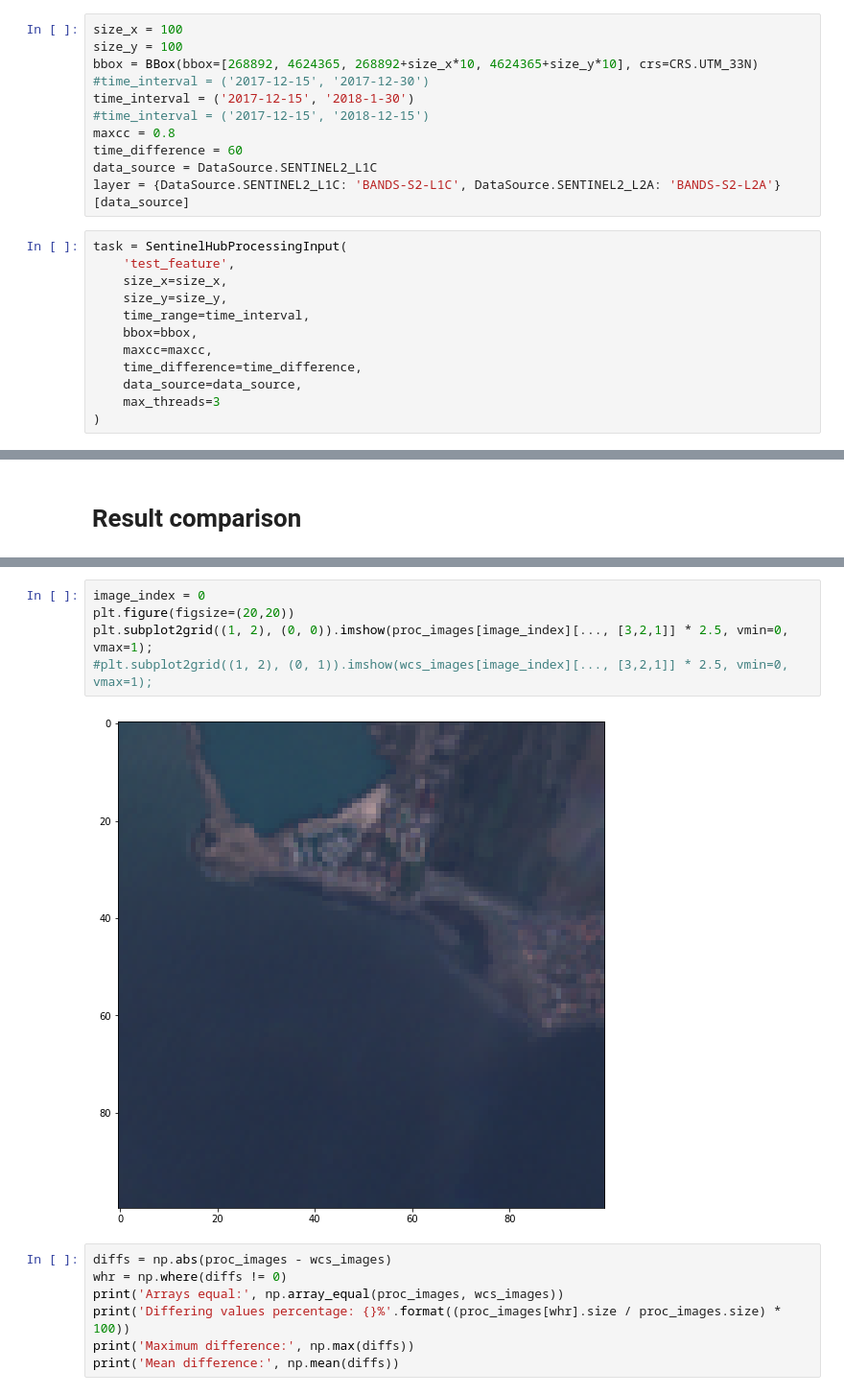
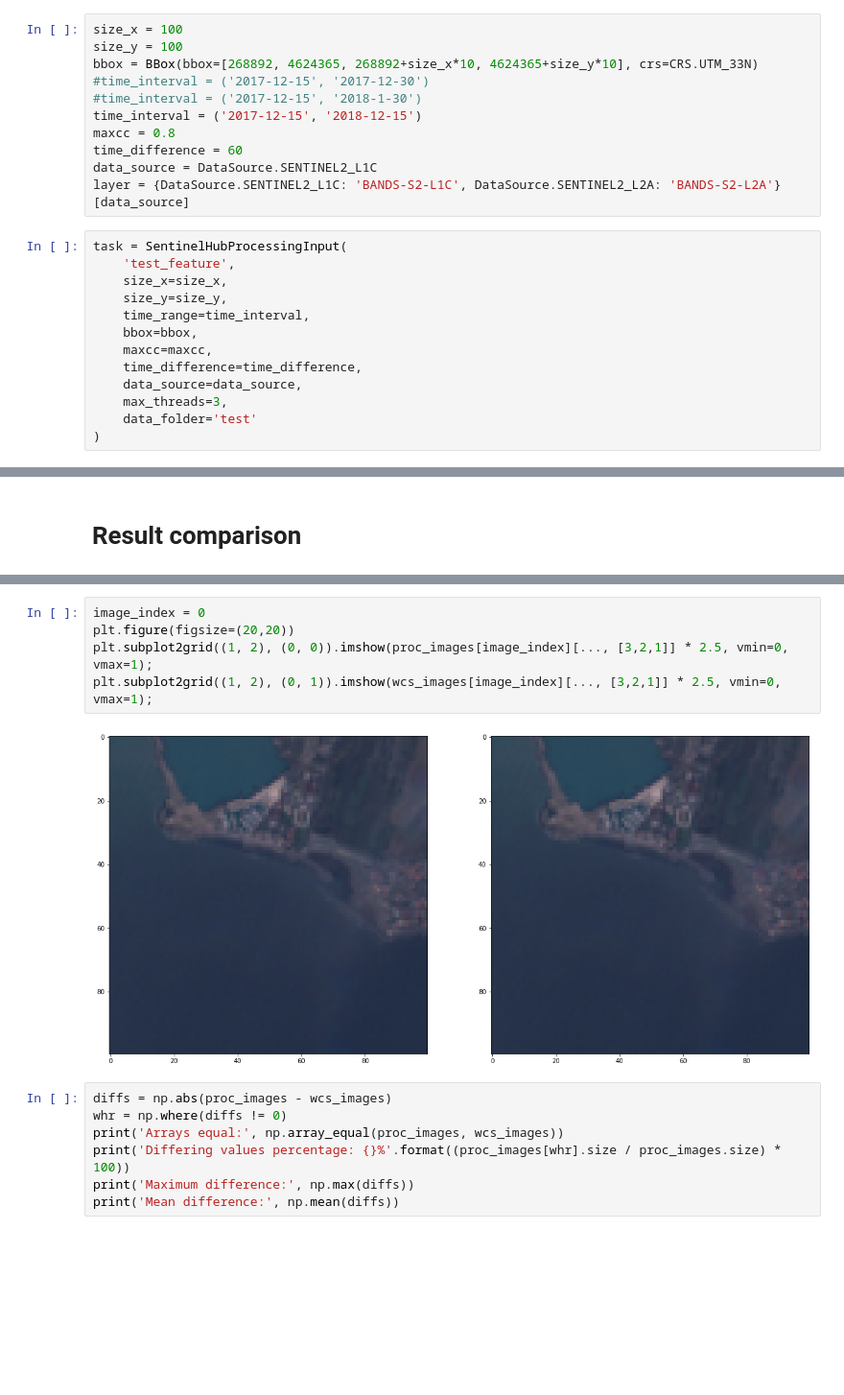
Before and after one commit to sentinel-hub/eo-learn, a Jupyter notebook: examples/io/ProcessingIO.ipynb, the cells around one changed output, grey strips where cells are left out. Shown at 96% size. Cells and saved outputs as stored; diff of their text form; blank space fills up the shorter version.

```diff
--- a/examples/io/ProcessingIO.ipynb
+++ b/examples/io/ProcessingIO.ipynb
@@ -25,8 +25,8 @@ size_x = 100
 size_y = 100
 bbox = BBox(bbox=[268892, 4624365, 268892+size_x*10, 4624365+size_y*10], crs=CRS.UTM_33N)
 #time_interval = ('2017-12-15', '2017-12-30')
-time_interval = ('2017-12-15', '2018-1-30')
-#time_interval = ('2017-12-15', '2018-12-15')
+#time_interval = ('2017-12-15', '2018-1-30')
+time_interval = ('2017-12-15', '2018-12-15')
 maxcc = 0.8
 time_difference = 60
 data_source = DataSource.SENTINEL2_L1C
@@ -41,7 +41,8 @@ task = SentinelHubProcessingInput(
     maxcc=maxcc,
     time_difference=time_difference,
     data_source=data_source,
-    max_threads=3
+    max_threads=3,
+    data_folder='test'
 )
 # %%
 %%time
@@ -98,10 +86,10 @@ PROCESSING shape...: (10, 100, 100, 13)
 # %%
 image_index = 0
 plt.figure(figsize=(20,20))
 plt.subplot2grid((1, 2), (0, 0)).imshow(proc_images[image_index][..., [3,2,1]] * 2.5, vmin=0, vmax=1);
-#plt.subplot2grid((1, 2), (0, 1)).imshow(wcs_images[image_index][..., [3,2,1]] * 2.5, vmin=0, vmax=1);
+plt.subplot2grid((1, 2), (0, 1)).imshow(wcs_images[image_index][..., [3,2,1]] * 2.5, vmin=0, vmax=1);
 # %% [output]
-[figure, old version]
+[figure, new version]
 # %%
 diffs = np.abs(proc_images - wcs_images)
 whr = np.where(diffs != 0)
```
Also changed, not shown: parts of 3 cells of this notebook, 1 other file.
